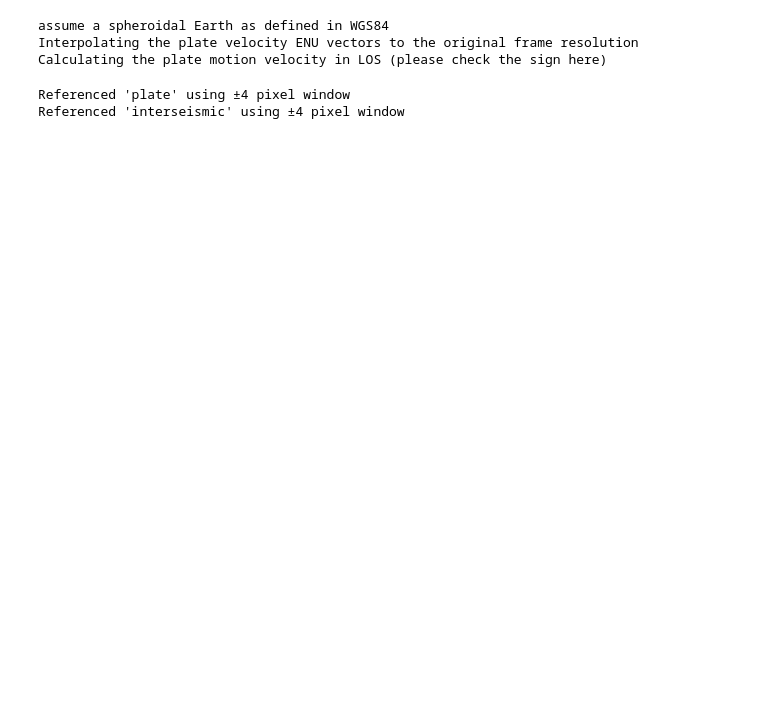
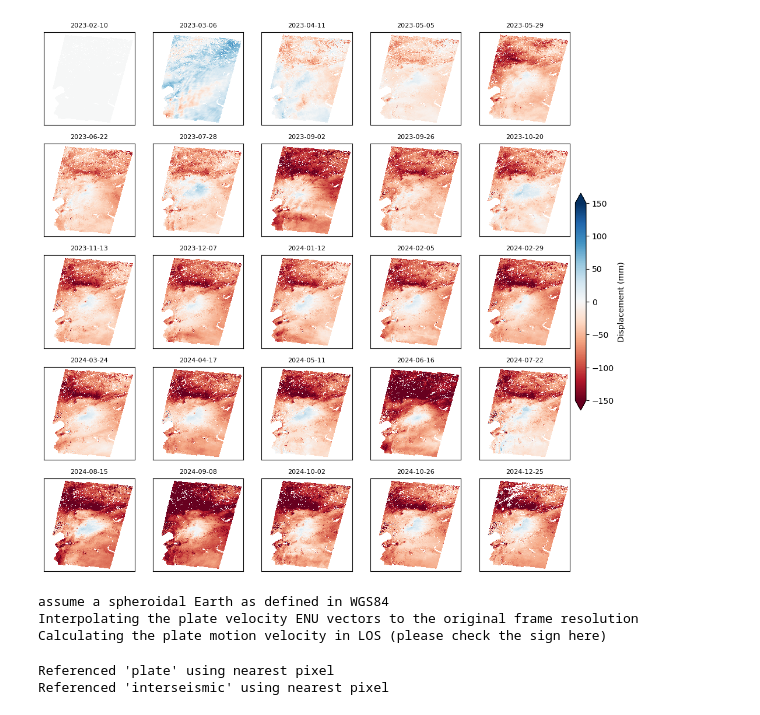
Before and after one commit to mnergizci/LiCSBAS, a Jupyter notebook: bin/ipynbs/plotting_cumulative_LoS_vs_GNSS.ipynb, the cells around one changed output. Saved outputs shown, nothing was run; the diff lists cells and outputs as text; code cells hidden in the pictures; blank space fills up the shorter version.

```diff
--- a/bin/ipynbs/plotting_cumulative_LoS_vs_GNSS.ipynb
+++ b/bin/ipynbs/plotting_cumulative_LoS_vs_GNSS.ipynb
@@ -255,2 +180,60 @@ Referenced 'sltd' using ±4 pixel window
+# %%
+import matplotlib.pyplot as plt
+
+###########
+nplots = 25
+times = cum_ref.time.values
+
+idx = np.linspace(0, len(times)-1, nplots, dtype=int)
+da_sel = cum_ref.cum.isel(time=idx)
+
+#########
+ncols = 5
+nrows = int(np.ceil(nplots / ncols))
+
+fig, axes = plt.subplots(nrows, ncols, figsize=(12, 12))
+
+vmin, vmax = -150, 150
+
+for i, ax in enumerate(axes.flat):
+    if i >= nplots:
+        ax.axis("off")
+        continue
+
+    im = da_sel.isel(time=i).plot(
+        ax=ax,
+        vmin=vmin,
+        vmax=vmax,
+        cmap="RdBu",
+        add_colorbar=False
+    )
+
+    # title as date
+    t = da_sel.time.values[i]
+    ax.set_title(str(t)[:10], fontsize=8)
+
+    ax.set_xticks([])
+    ax.set_yticks([])
+
+    ax.set_xlabel("")
+    ax.set_ylabel("")
+
+# ---- shared colorbar (right side) ----
+cbar = fig.colorbar(
+    im,
+    ax=axes,
+    orientation="vertical",
+    fraction=0.02,   # width of colorbar
+    pad=0.01,         # space between plots and colorbar
+    extend="both"
+)
+cbar.set_label("Displacement (mm)")
+
+
+# plt.subplots_adjust(right=1)
+plt.savefig("cum_021D.png")
+plt.show()
+# %% [output]
+[figure, added]
 # %%
 time_years = xr.DataArray(
@@ -304,7 +287,7 @@ ds_plate_ref = reference_ts_dataset(
     ds_plate,
     reference=reference,
     vars_to_ref=["plate"],
-    use_nearest=False,
+    use_nearest=True,
     halfwin=4,
     verbose=True
 )
@@ -314,7 +297,7 @@ ds_inter_ref = reference_ts_dataset(
     ds_inter,
     reference=reference,
     vars_to_ref=["interseismic"],
-    use_nearest=False,
+    use_nearest=True,
     halfwin=4,
     verbose=True
 )
@@ -322,5 +305,5 @@ ds_inter_ref = reference_ts_dataset(
 plate_motion_cumulative_ref = ds_plate_ref["plate"]
 interseismic_velo_cumulative_ref = ds_inter_ref["interseismic"]
 # %% [output]
-Referenced 'plate' using ±4 pixel window
-Referenced 'interseismic' using ±4 pixel window
+Referenced 'plate' using nearest pixel
+Referenced 'interseismic' using nearest pixel
```
Also changed, not shown: parts of 16 cells of this notebook, 2 other files.
